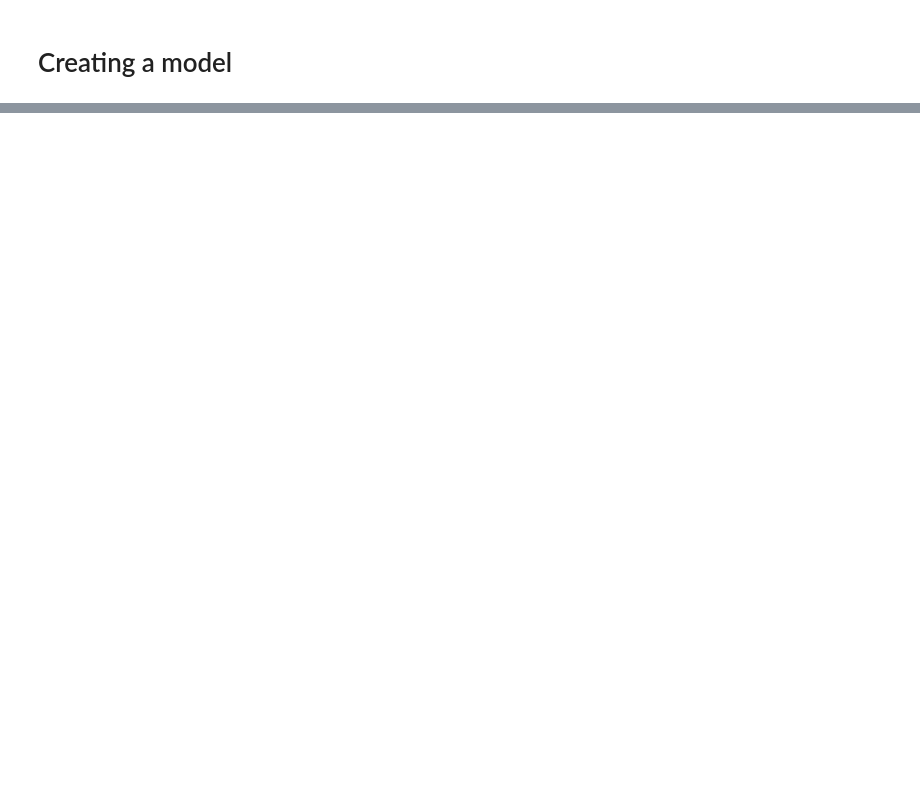
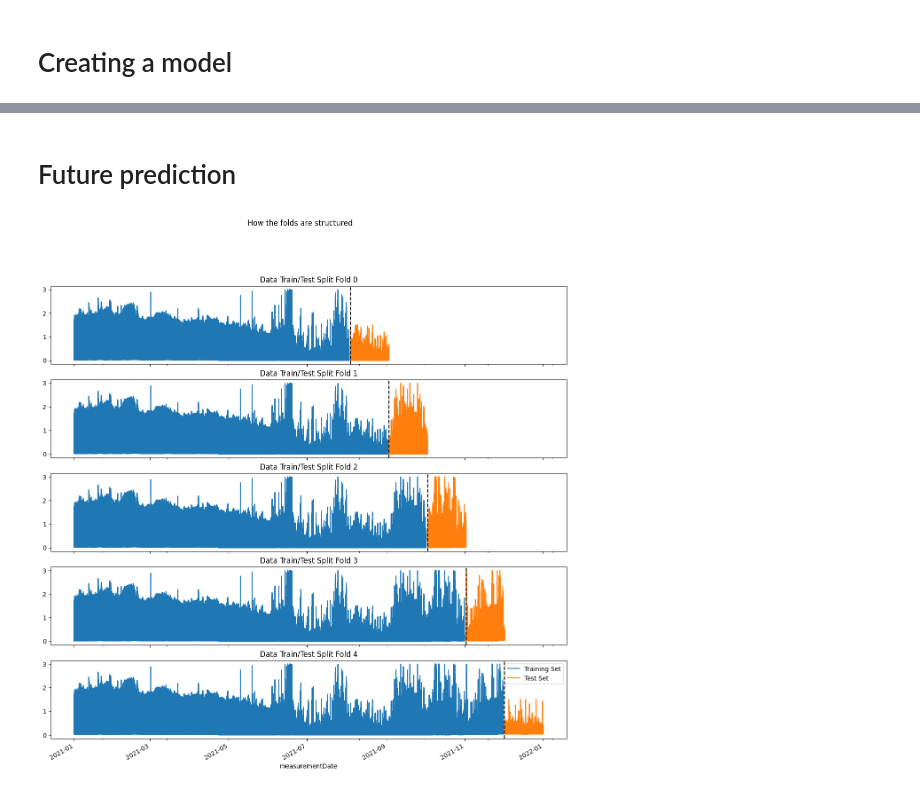
Before and after one commit to Simon-Manasse/DDD-DTW, a Jupyter notebook: src/test.ipynb, the cells around one changed output, grey strips where cells are left out. Cells and saved outputs as stored; diff of their text form; code cells hidden in the pictures; blank space fills up the shorter version.

```diff
--- a/src/test.ipynb
+++ b/src/test.ipynb
@@ -79,7 +118,7 @@ X_train, y_train = train[FEATURES], train[TARGET]
 X_test, y_test = test[FEATURES], test[TARGET]
 # %%
 params = {
-    'n_estimators': 3000,
+    'n_estimators': 5,
     # 'max_depth': 6,
     'learning_rate': 0.0009,
     'subsample': 0.9,
@@ -128,0 +195,28 @@ print(f"The model's Root Mean Squared Error: {root_mean_squared_error(test['oxyg
+# %% [markdown]
+# Future prediction
+# %%
+df = pd.read_parquet('../data/cleanedData/allData.parquet')
+df.set_index('measurementDate', inplace=True)
+# %%
+tss = TimeSeriesSplit(n_splits=5, test_size=60*24*30, gap=60*24)
+df = df.sort_index()
+# %%
+fig, axs = plt.subplots(5, 1, figsize=(15, 15), sharex=True)
+
+fold = 0
+for train_idx, val_idx in tss.split(df):
+    train = df.iloc[train_idx]
+    test = df.iloc[val_idx]
+
+    train['oxygenValue'].plot(ax=axs[fold], label='Training Set')
+    test['oxygenValue'].plot(ax=axs[fold], label='Test Set')
+
+    axs[fold].axvline(test.index.min(), color='black', ls='--')
+    axs[fold].set_title(f'Data Train/Test Split Fold {fold}')
+
+    fold += 1
+fig.suptitle('How the folds are structured')
+plt.legend()
+plt.show()
+# %% [output]
+[figure, added]
```
Also changed, not shown: parts of 31 cells of this notebook, 1 other file.
